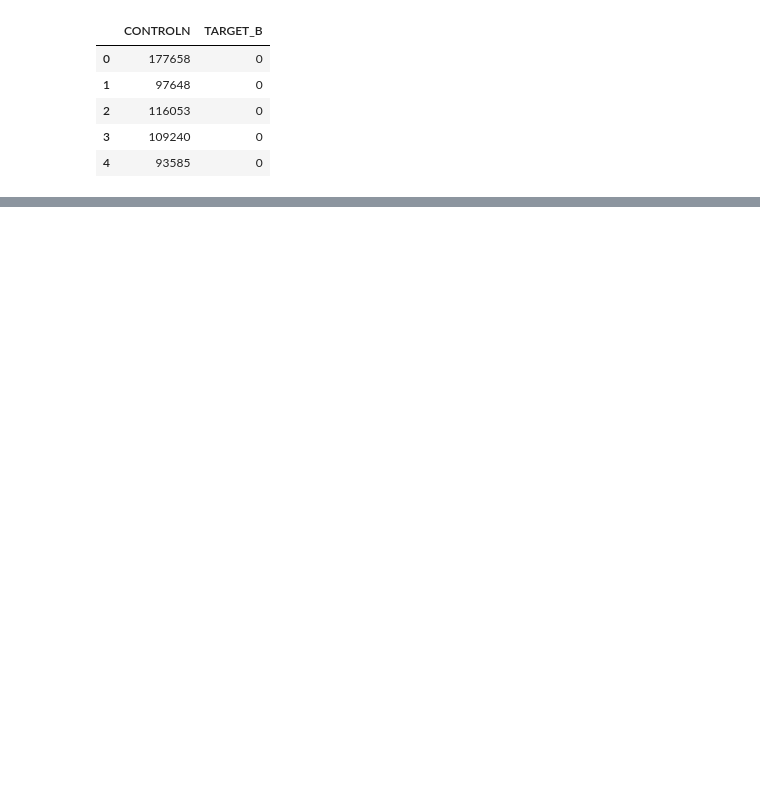
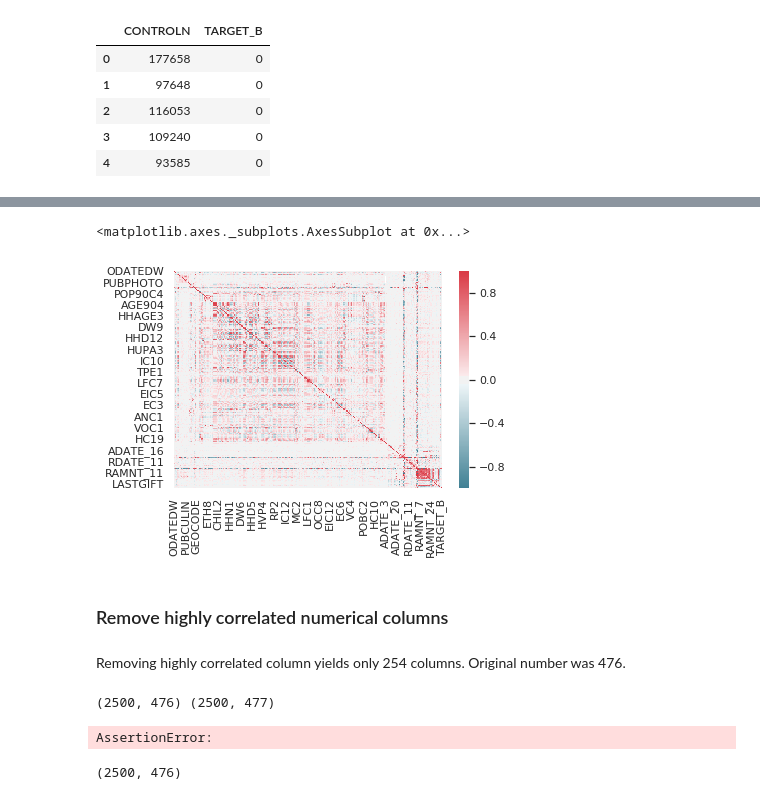
Before and after one commit to dzenanh/ML, a Jupyter notebook: ML-VU-exer1.ipynb, the cells around one changed output, grey strips where cells are left out. Cells and saved outputs as stored; diff of their text form; code cells hidden in the pictures; blank space fills up the shorter version.

```diff
--- a/ML-VU-exer1.ipynb
+++ b/ML-VU-exer1.ipynb
@@ -161,16 +375,3 @@ raw_data_validate.head()
 | 2 | 116053 | 0 |
 | 3 | 109240 | 0 |
 | 4 | 93585 | 0 |
-# %%
-## remove control numbers from datasets
-controlnr_column = "CONTROLN"
-controlNR_train = raw_data_train[controlnr_column]
-controlNR_test = raw_data_test[controlnr_column]
-
-raw_data_train.drop([controlnr_column], axis=1, inplace=True)
-raw_data_test.drop([controlnr_column], axis=1, inplace=True)
-
-# drop y from train just to have same dimensions
-y_train = raw_data_train["TARGET_B"]
-y_test = raw_data_validate["TARGET_B"]
-raw_data_train.drop(["TARGET_B"], axis=1, inplace=True)
@@ -358,0 +443,11 @@ df.to_csv('solution-1.csv', index=False)
+# %%
+sns.set(style="white")
+corr = raw_data_train.corr()
+# Generate a custom diverging colormap
+cmap = sns.diverging_palette(220, 10, as_cmap=True)
+sns.heatmap(corr, cmap=cmap, center=0)
+# %% [output]
+<matplotlib.axes._subplots.AxesSubplot at 0x...>
+[figure, added]
+# %% [markdown]
+### Remove highly correlated numerical columns
@@ -358,0 +460,11 @@ df.to_csv('solution-1.csv', index=False)
+# %% [markdown]
+Removing highly correlated column yields only 254 columns. Original number was 476.
+# %%
+shape()
+# %% [output]
+(2500, 476) (2500, 477)
+AssertionError:
+# %%
+raw_data_test.shape
+# %% [output]
+(2500, 476)
```
Also changed, not shown: parts of 208 cells of this notebook.
